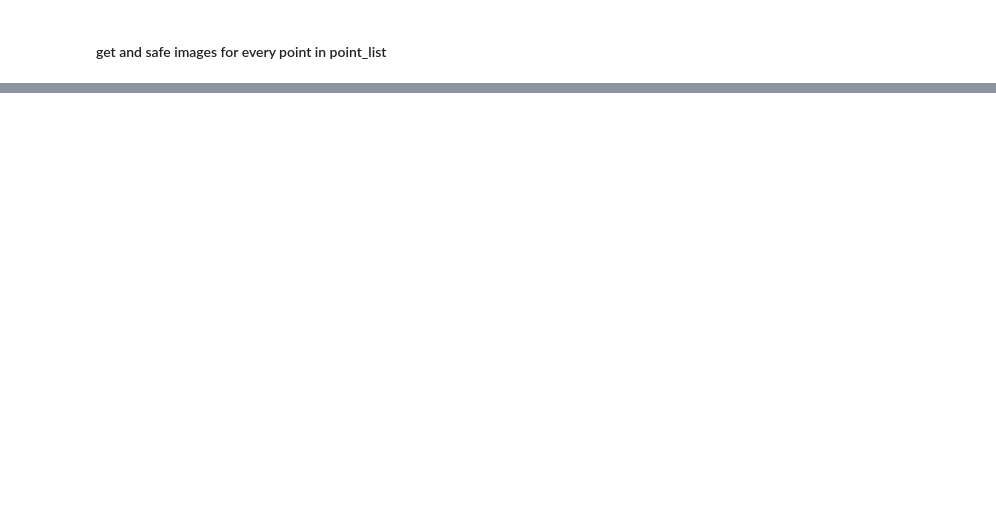
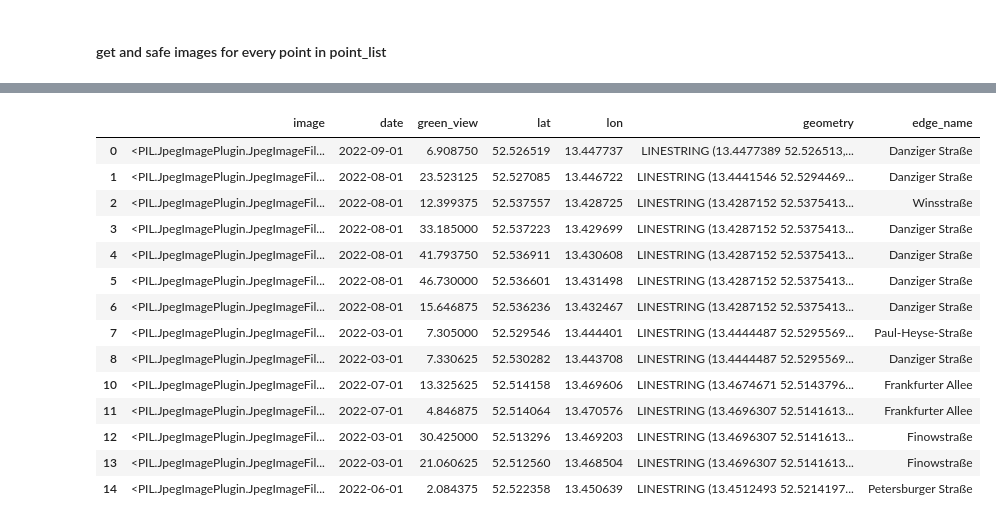
Before and after one commit to LukasKochRuchay/green_view_index, a Jupyter notebook: notebooks/01_get_street_view_images.ipynb, the cells around one changed output, grey strips where cells are left out. Cells and saved outputs as stored; diff of their text form; code cells hidden in the pictures; blank space fills up the shorter version.

```diff
--- a/notebooks/01_get_street_view_images.ipynb
+++ b/notebooks/01_get_street_view_images.ipynb
@@ -80,0 +115,7 @@ df.head(3)
+# %%
+df['edges'] = df.apply(lambda row: get_edges(G, row['lon'], row['lat']), axis=1)
+# %%
+df['edges'] = df['edges'].apply(lambda edges: [tuple(edge) for edge in edges])
+# %%
+df[['geometry', 'edge_name']] = df['edges'].apply(lambda edges: pd.Series(get_edge_data(edges, G)))
+df.head(3)
@@ -80,0 +127,2 @@ df.head(3)
+# %%
+df.drop(['location', 'pano_id', 'edges'], axis=1, inplace=True)
@@ -81,3 +131,21 @@ df.head(3)
+# %%
+df
+# %% [output]
+|  | image | date | green_view | lat | lon | geometry | edge_name |
+| 0 | <PIL.JpegImagePlugin.JpegImageFil... | 2022-09-01 | 6.908750 | 52.526519 | 13.447737 | LINESTRING (13.4477389 52.526513,... | Danziger Straße |
+| 1 | <PIL.JpegImagePlugin.JpegImageFil... | 2022-08-01 | 23.523125 | 52.527085 | 13.446722 | LINESTRING (13.4441546 52.5294469... | Danziger Straße |
+| 2 | <PIL.JpegImagePlugin.JpegImageFil... | 2022-08-01 | 12.399375 | 52.537557 | 13.428725 | LINESTRING (13.4287152 52.5375413... | Winsstraße |
+| 3 | <PIL.JpegImagePlugin.JpegImageFil... | 2022-08-01 | 33.185000 | 52.537223 | 13.429699 | LINESTRING (13.4287152 52.5375413... | Danziger Straße |
+| 4 | <PIL.JpegImagePlugin.JpegImageFil... | 2022-08-01 | 41.793750 | 52.536911 | 13.430608 | LINESTRING (13.4287152 52.5375413... | Danziger Straße |
+| 5 | <PIL.JpegImagePlugin.JpegImageFil... | 2022-08-01 | 46.730000 | 52.536601 | 13.431498 | LINESTRING (13.4287152 52.5375413... | Danziger Straße |
+| 6 | <PIL.JpegImagePlugin.JpegImageFil... | 2022-08-01 | 15.646875 | 52.536236 | 13.432467 | LINESTRING (13.4287152 52.5375413... | Danziger Straße |
+| 7 | <PIL.JpegImagePlugin.JpegImageFil... | 2022-03-01 | 7.305000 | 52.529546 | 13.444401 | LINESTRING (13.4444487 52.5295569... | Paul-Heyse-Straße |
+| 8 | <PIL.JpegImagePlugin.JpegImageFil... | 2022-03-01 | 7.330625 | 52.530282 | 13.443708 | LINESTRING (13.4444487 52.5295569... | Danziger Straße |
+| 10 | <PIL.JpegImagePlugin.JpegImageFil... | 2022-07-01 | 13.325625 | 52.514158 | 13.469606 | LINESTRING (13.4674671 52.5143796... | Frankfurter Allee |
+| 11 | <PIL.JpegImagePlugin.JpegImageFil... | 2022-07-01 | 4.846875 | 52.514064 | 13.470576 | LINESTRING (13.4696307 52.5141613... | Frankfurter Allee |
+| 12 | <PIL.JpegImagePlugin.JpegImageFil... | 2022-03-01 | 30.425000 | 52.513296 | 13.469203 | LINESTRING (13.4696307 52.5141613... | Finowstraße |
+| 13 | <PIL.JpegImagePlugin.JpegImageFil... | 2022-03-01 | 21.060625 | 52.512560 | 13.468504 | LINESTRING (13.4696307 52.5141613... | Finowstraße |
+| 14 | <PIL.JpegImagePlugin.JpegImageFil... | 2022-06-01 | 2.084375 | 52.522358 | 13.450639 | LINESTRING (13.4512493 52.5214197... | Petersburger Straße |
 # %%
 image_dir = '../data/images_xx'
 os.makedirs(image_dir, exist_ok=True)
```
Also changed, not shown: parts of 15 cells of this notebook, 2 other files.
